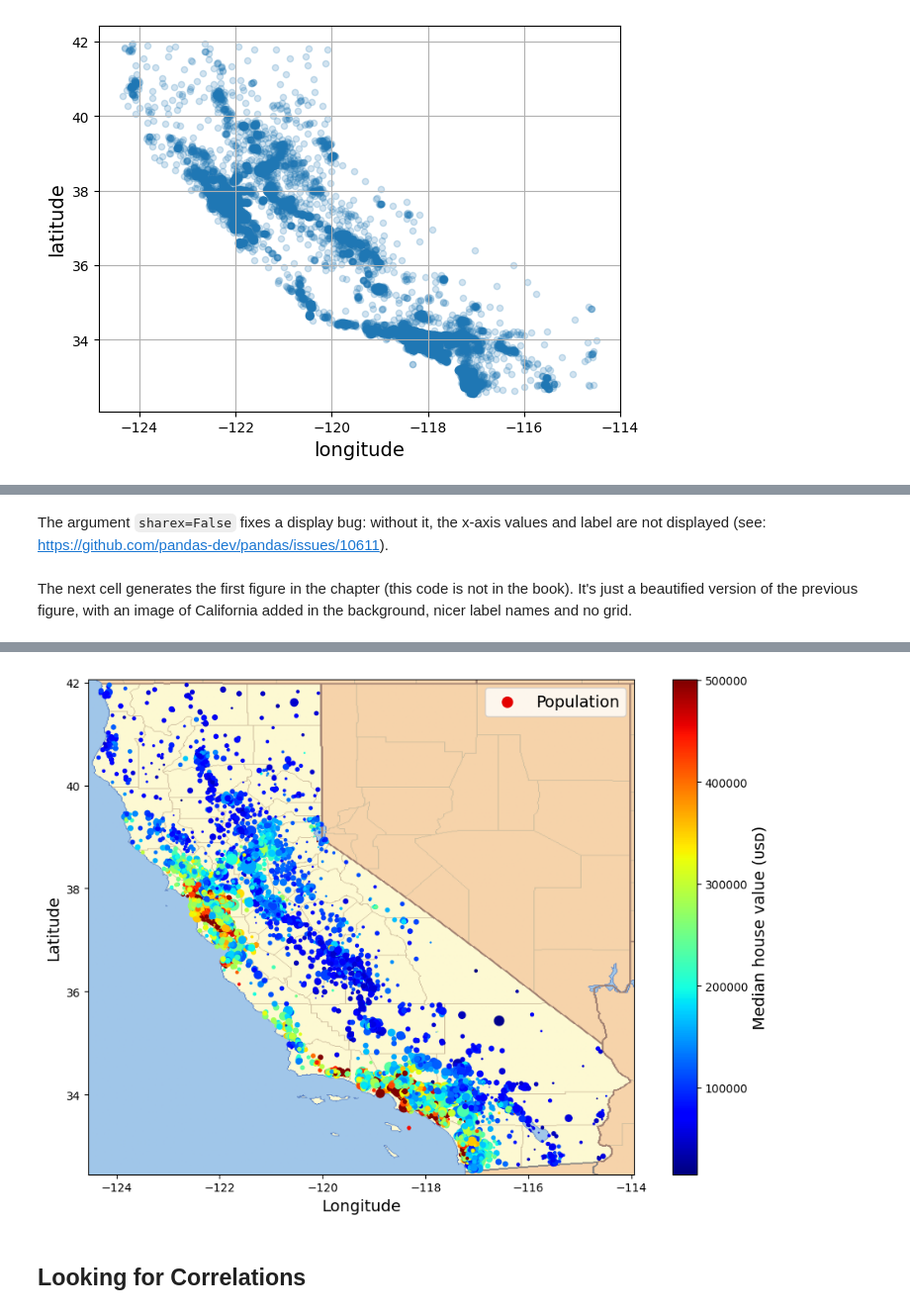
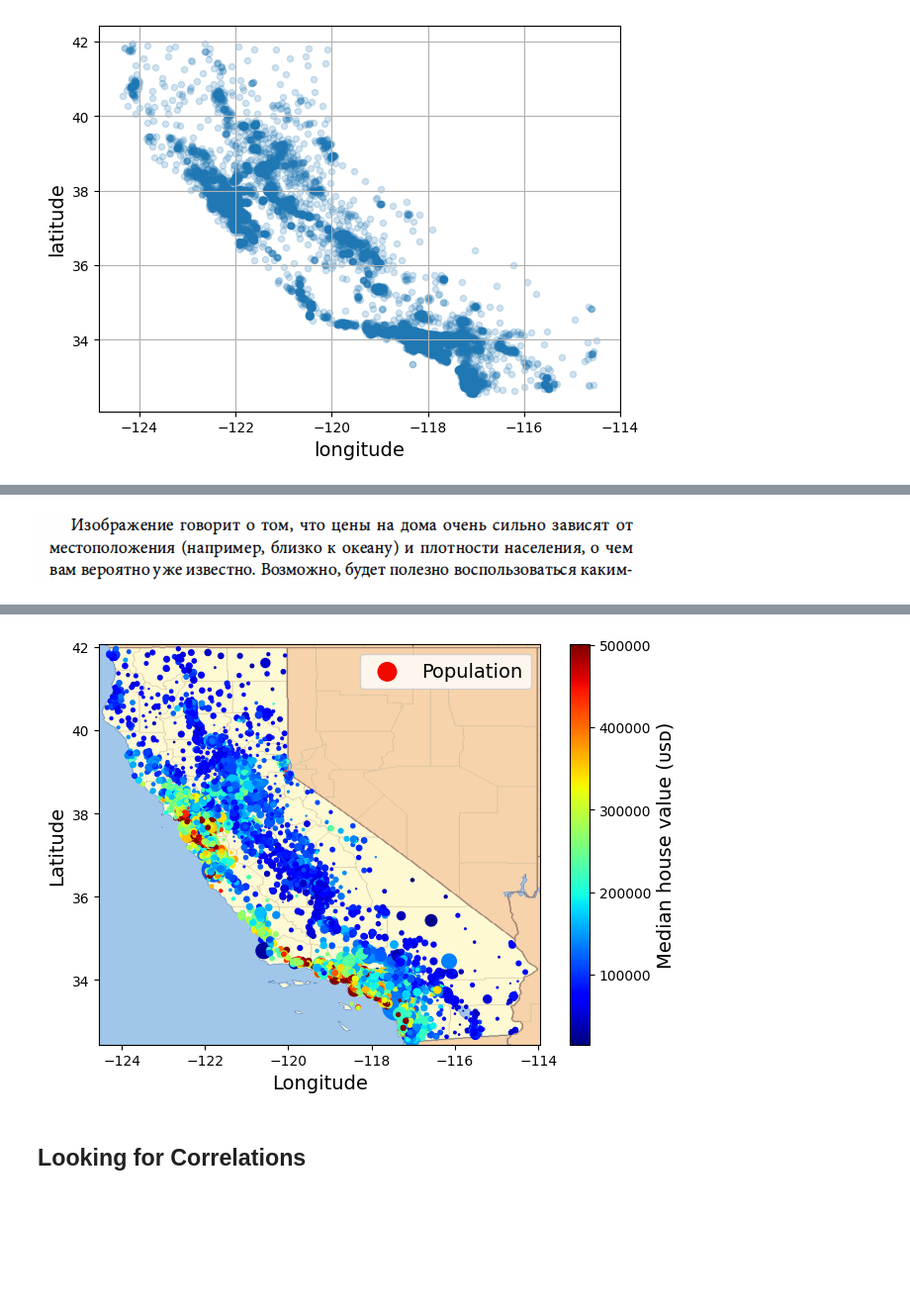
Before and after one commit to MinyaevAndrey/handson-ml3, a Jupyter notebook: 02_end_to_end_machine_learning_project.ipynb, the cells around one changed output, grey strips where cells are left out. Shown at 99% size. Cells and saved outputs as stored; diff of their text form; code cells hidden in the pictures; blank space fills up the shorter version.

```diff
--- a/02_end_to_end_machine_learning_project.ipynb
+++ b/02_end_to_end_machine_learning_project.ipynb
@@ -335,9 +347,7 @@ plt.show()
-# %% [markdown]
-The argument `sharex=False` fixes a display bug: without it, the x-axis values and label are not displayed (see: https://github.com/pandas-dev/pandas/issues/10611).
-# %% [markdown]
-The next cell generates the first figure in the chapter (this code is not in the book). It's just a beautified version of the previous figure, with an image of California added in the background, nicer label names and no grid.
+# %% [markdown]
+![image.png](embedded-picture-1)
 # %%
-# extra code – this cell generates the first figure in the chapter
+# нажение предыдущей диаграмы на карту
 
 # Download the California image
 filename = "california.png"
@@ -352,10 +362,17 @@ housing_renamed = housing.rename(columns={
     "population": "Population",
     "median_house_value": "Median house value (ᴜsᴅ)"})
 housing_renamed.plot(
-             kind="scatter", x="Longitude", y="Latitude",
-             s=housing_renamed["Population"] / 100, label="Population",
-             c="Median house value (ᴜsᴅ)", cmap="jet", colorbar=True,
-             legend=True, sharex=False, figsize=(10, 7))
+             kind="scatter",
+             x="Longitude", y="Latitude",
+             s=housing_renamed["Population"] / 100,
+             label="Population",
+             c="Median house value (ᴜsᴅ)",
+             cmap="jet",
+             colorbar=True,
+             legend=True,
+             sharex=False,
+             figsize=(7, 5)
+)
 
 california_img = plt.imread(IMAGES_PATH / filename)
 axis = -124.55, -113.95, 32.45, 42.05
@@ -369,4 +385,4 @@ Downloading california.png
-[figure, old version]
+[figure, new version]
 # %% [markdown]
 ## Looking for Correlations
 # %% [markdown]
```
Also changed, not shown: parts of 2 cells of this notebook.
